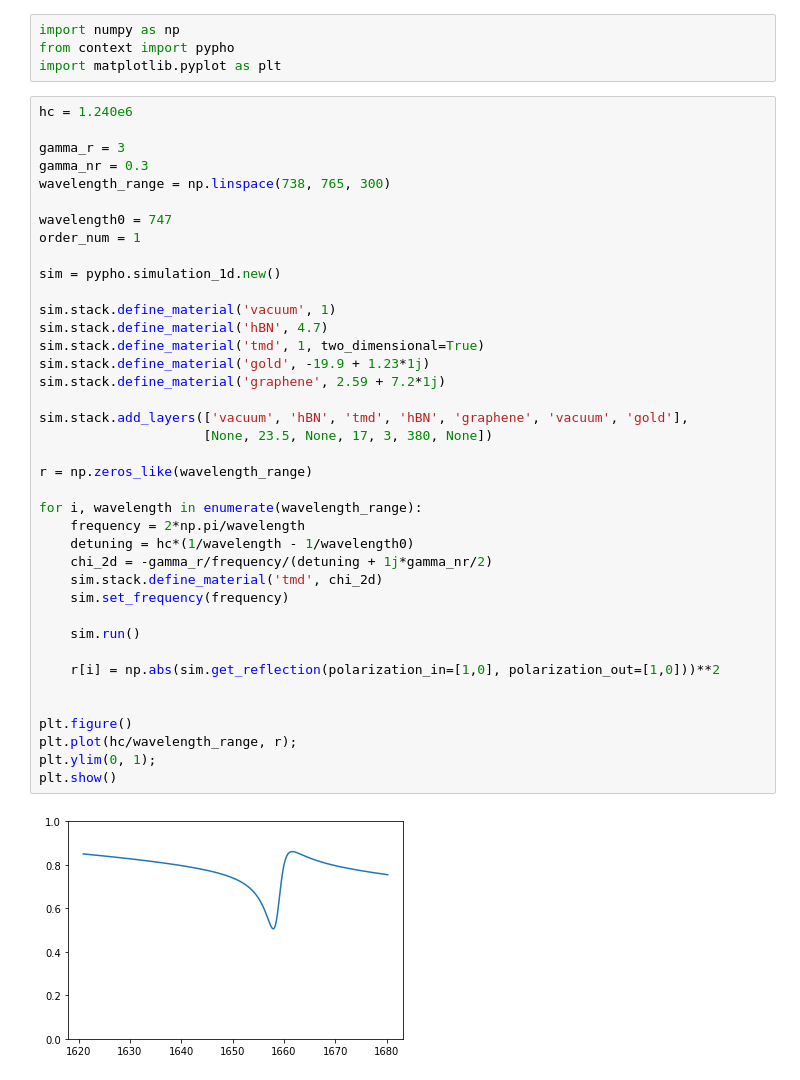
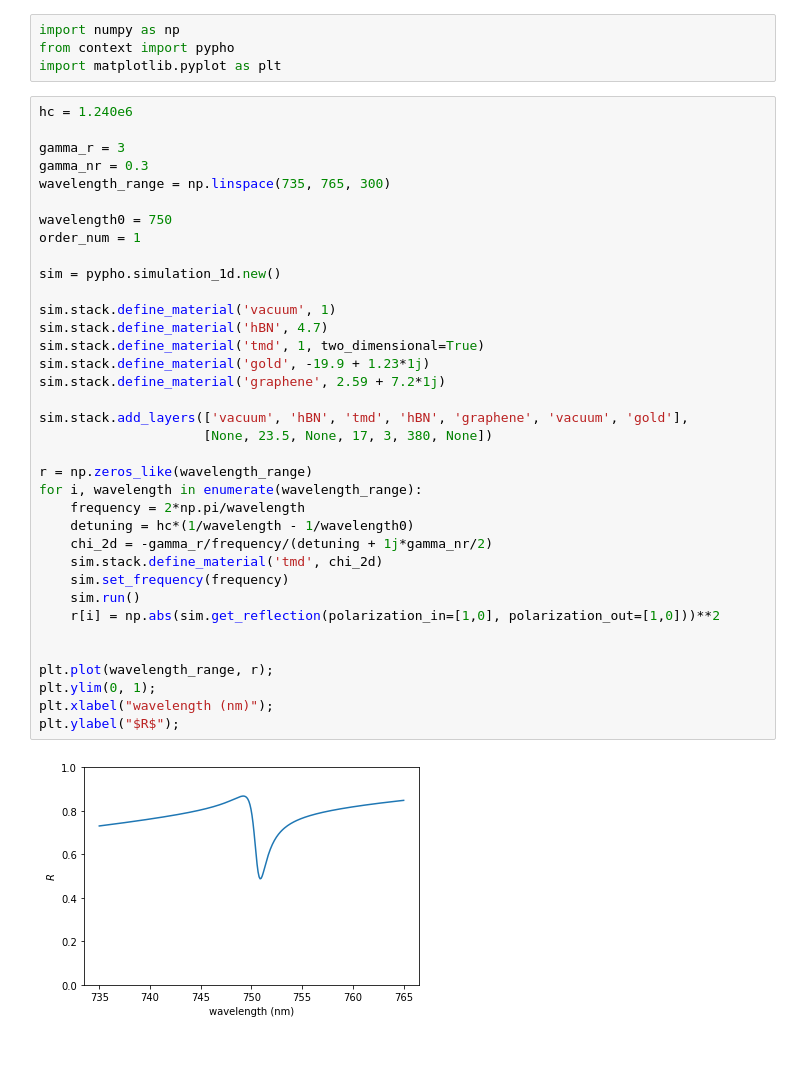
Before and after one commit to dominikswild/pypho, a Jupyter notebook: examples/example_tmd.ipynb, the cells around one changed output. Cells and saved outputs as stored; diff of their text form; blank space fills up the shorter version.

```diff
--- a/examples/example_tmd.ipynb
+++ b/examples/example_tmd.ipynb
@@ -10,40 +10,37 @@ hc = 1.240e6
 
 gamma_r = 3
 gamma_nr = 0.3
-wavelength_range = np.linspace(738, 765, 300)
+wavelength_range = np.linspace(735, 765, 300)
 
-wavelength0 = 747
+wavelength0 = 750
 order_num = 1
 
 sim = pypho.simulation_1d.new()
 
 sim.stack.define_material('vacuum', 1)
 sim.stack.define_material('hBN', 4.7)
 sim.stack.define_material('tmd', 1, two_dimensional=True)
 sim.stack.define_material('gold', -19.9 + 1.23*1j)
 sim.stack.define_material('graphene', 2.59 + 7.2*1j)
 
 sim.stack.add_layers(['vacuum', 'hBN', 'tmd', 'hBN', 'graphene', 'vacuum', 'gold'],
                      [None, 23.5, None, 17, 3, 380, None])
 
 r = np.zeros_like(wavelength_range)
-
 for i, wavelength in enumerate(wavelength_range):
     frequency = 2*np.pi/wavelength
     detuning = hc*(1/wavelength - 1/wavelength0)
     chi_2d = -gamma_r/frequency/(detuning + 1j*gamma_nr/2)
     sim.stack.define_material('tmd', chi_2d)
     sim.set_frequency(frequency)
-
     sim.run()
-
     r[i] = np.abs(sim.get_reflection(polarization_in=[1,0], polarization_out=[1,0]))**2
 
 
-plt.figure()
-plt.plot(hc/wavelength_range, r);
+plt.plot(wavelength_range, r);
 plt.ylim(0, 1);
-plt.show()
+plt.xlabel("wavelength (nm)");
+plt.ylabel("$R$");
 # %% [output]
-[figure, old version]
+[figure, new version]
 # %%
```
Also changed, not shown: parts of 3 cells of this notebook, 1 other file.
